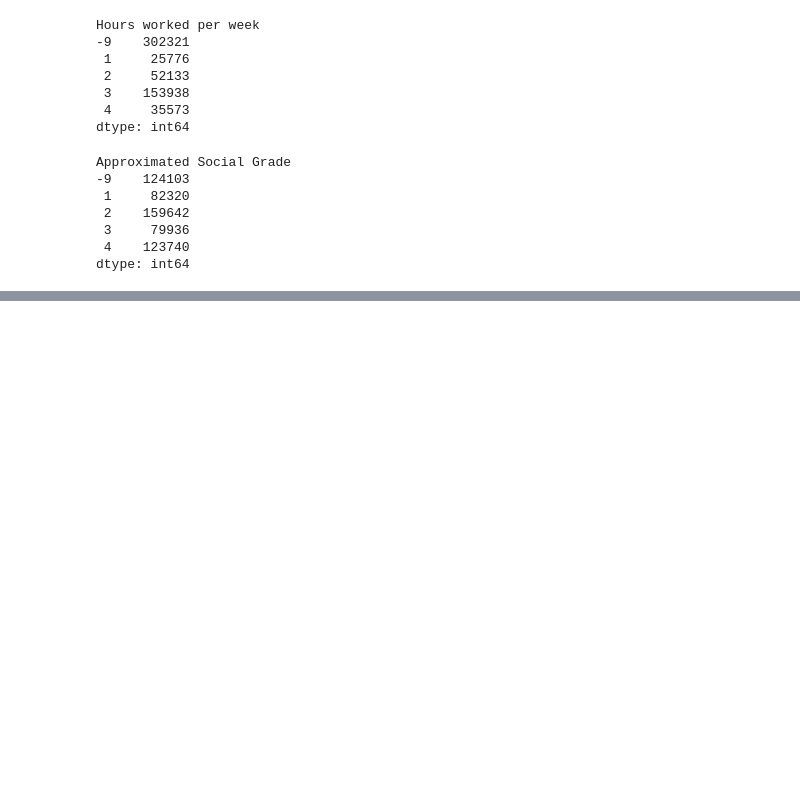
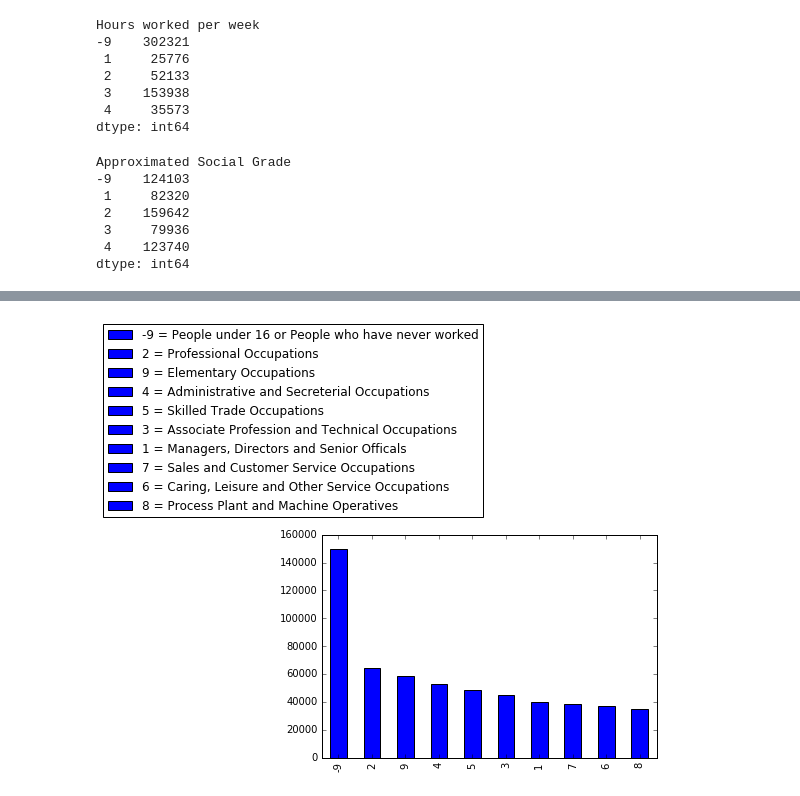
Before and after one commit to Essymay/CS2006p3, a Jupyter notebook: census2011.ipynb, the cells around one changed output, grey strips where cells are left out. Drawn from its saved outputs; the diff is of its cells as text; code cells hidden in the pictures; blank space fills up the shorter version.

```diff
--- a/census2011.ipynb
+++ b/census2011.ipynb
@@ -308,3 +315,21 @@ refinedData['Occupation'].value_counts().plot(kind="bar")
+# %%
+refinedData['Occupation'].value_counts().plot(kind="bar")
+
+occupation1_patch = patch.Patch(label='-9 = People under 16 or People who have never worked')
+occupation2_patch = patch.Patch(label='2 = Professional Occupations')
+occupation3_patch = patch.Patch(label='9 = Elementary Occupations')
+occupation4_patch = patch.Patch(label='4 = Administrative and Secreterial Occupations')
+occupation5_patch = patch.Patch(label='5 = Skilled Trade Occupations')
+occupation6_patch = patch.Patch(label='3 = Associate Profession and Technical Occupations')
+occupation7_patch = patch.Patch(label='1 = Managers, Directors and Senior Officals')
+occupation8_patch = patch.Patch(label='7 = Sales and Customer Service Occupations')
+occupation9_patch = patch.Patch(label='6 = Caring, Leisure and Other Service Occupations')
+occupation10_patch = patch.Patch(label='8 = Process Plant and Machine Operatives')
+
+plt.legend(handles=[occupation1_patch,occupation2_patch,occupation3_patch,occupation4_patch,occupation5_patch,occupation6_patch,occupation7_patch,occupation8_patch,occupation9_patch,occupation10_patch], loc = 'lower right', bbox_to_anchor=(0.5,1.05))
+plt.show()
+# %% [output]
+[figure, added]
 # %%
 refinedData['Age'].value_counts().plot(kind="pie")
 
```
Also changed, not shown: parts of 7 cells of this notebook.
